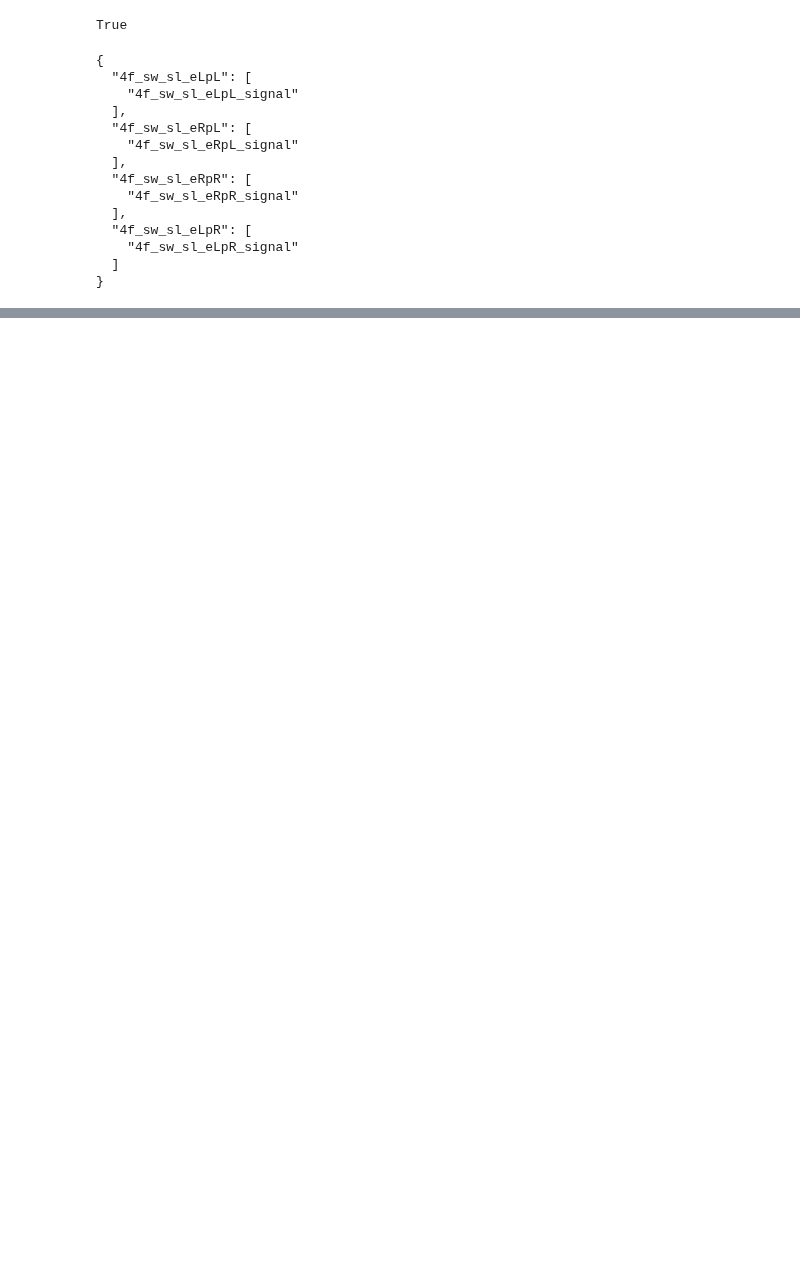
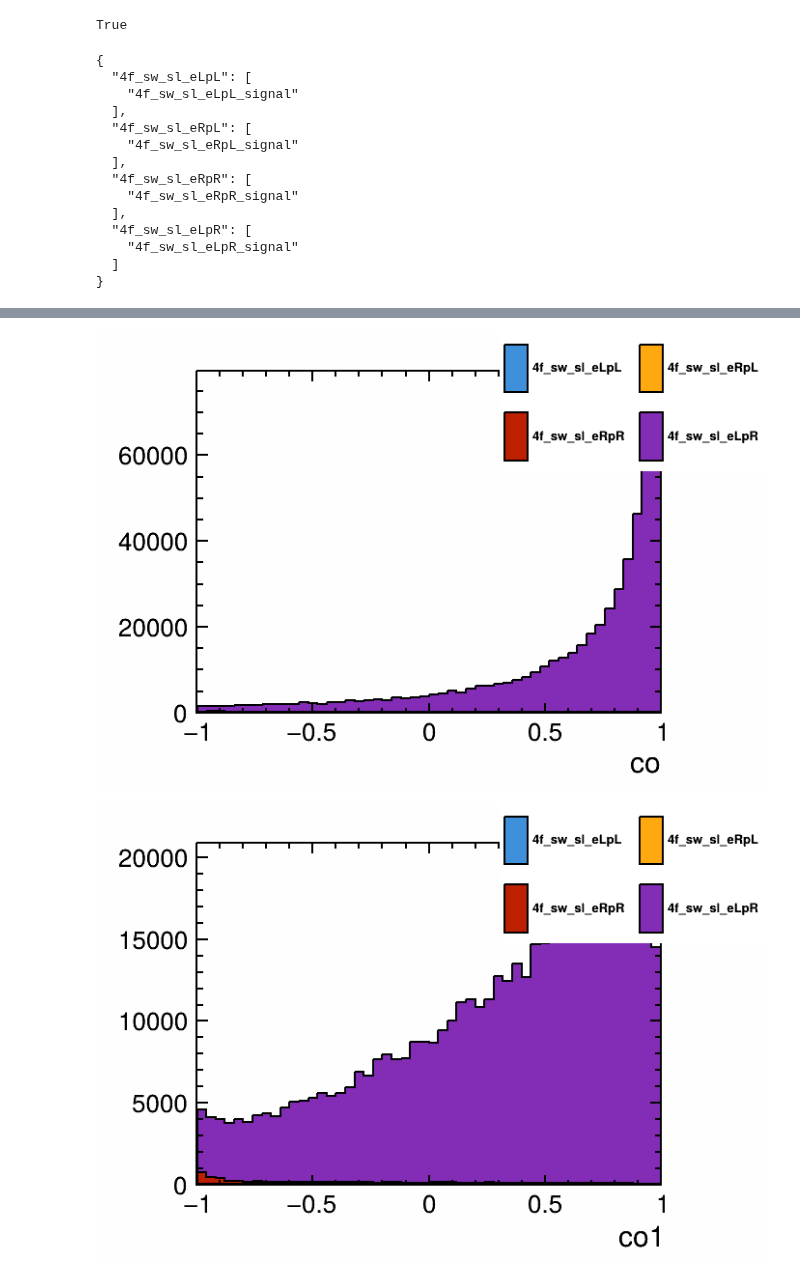
Before and after one commit to Zehvogel/enuW, a Jupyter notebook: miniDST-stage2-signal-only.ipynb, the cells around one changed output, grey strips where cells are left out. Cells and saved outputs as stored; diff of their text form; code cells hidden in the pictures; blank space fills up the shorter version.

```diff
--- a/miniDST-stage2-signal-only.ipynb
+++ b/miniDST-stage2-signal-only.ipynb
@@ -134,0 +206,12 @@ analysis.print_reports()
+# %%
+analysis.draw_histogram("co")
+analysis.draw_histogram("co1")
+analysis.draw_histogram("ph1")
+analysis.draw_histogram("co", e_pol=0.8, p_pol=-0.5)
+analysis.draw_histogram("S_0")
+analysis.draw_histogram("O_1")
+analysis.draw_histogram("O_2")
+analysis.draw_histogram("O_3")
+# %% [output]
+[figure, added]
+[figure, added]
```
Also changed, not shown: parts of 18 cells of this notebook, 2 other files.
